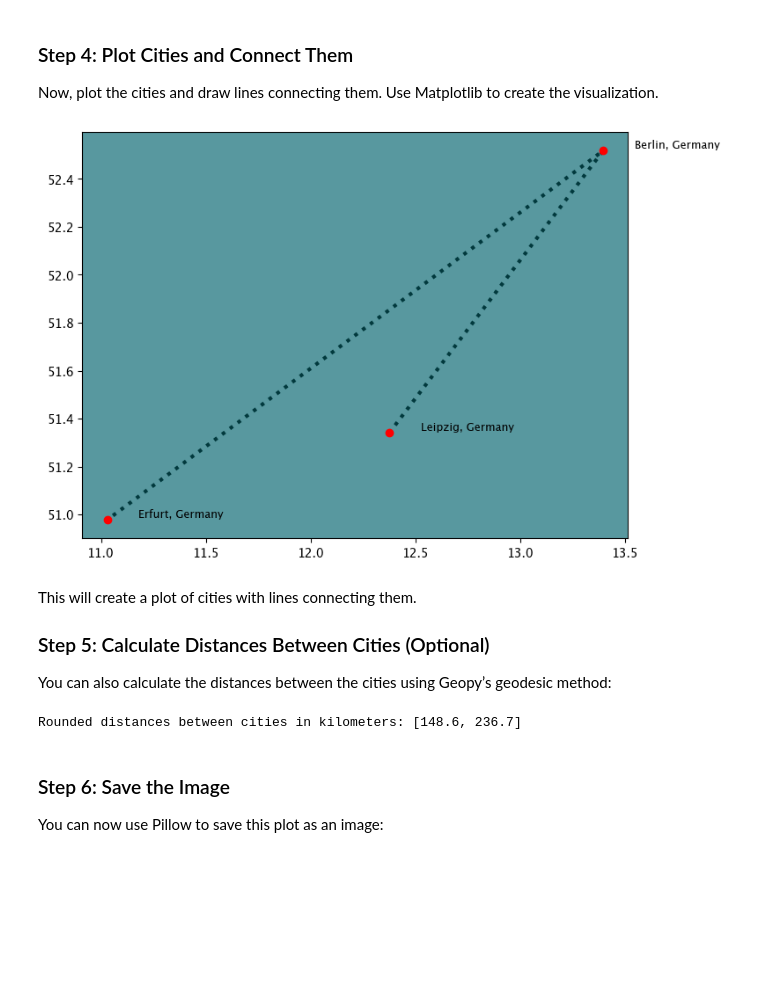
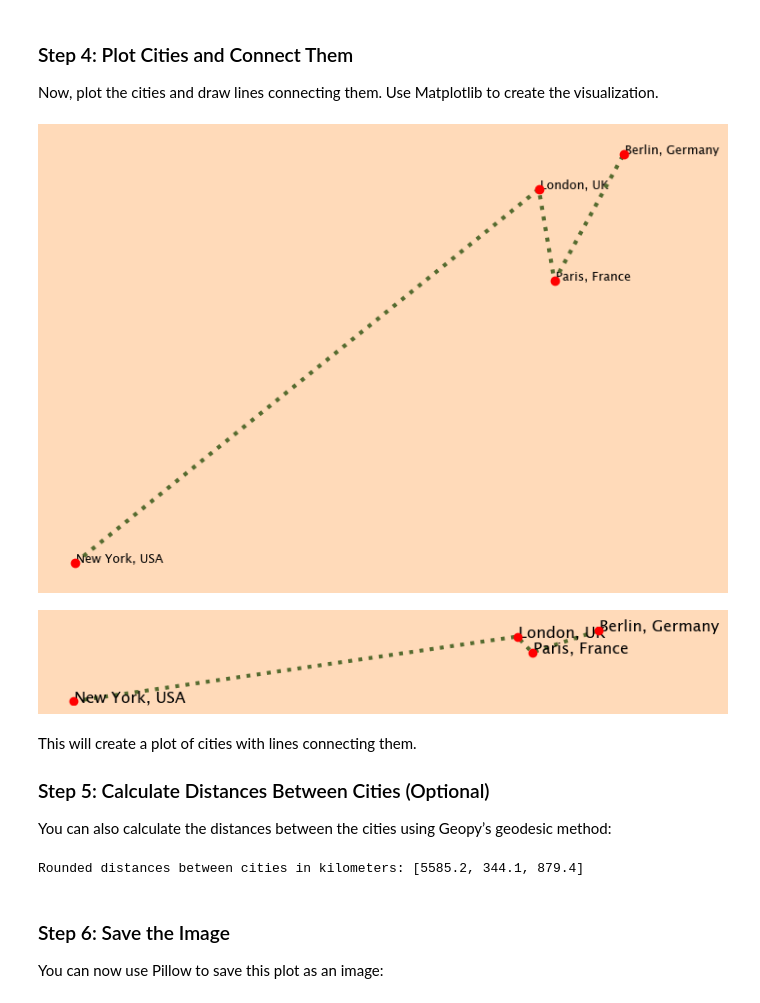
Before and after one commit to UlrikeDetective/maps, a Jupyter notebook: app/ConnectingLines/app01.ipynb, the cells around one changed output. Cells and saved outputs as stored; diff of their text form; code cells hidden in the pictures; blank space fills up the shorter version.

```diff
--- a/app/ConnectingLines/app01.ipynb
+++ b/app/ConnectingLines/app01.ipynb
@@ -17,9 +17,9 @@ def get_coordinates(city_name):
 ### Step 3: Prepare Cities and Coordinates
 Create a list of cities you want to connect, then fetch their coordinates:
 # %%
-# cities = ["New York, USA", "London, UK", "Paris, France", "Berlin, Germany"]
+cities = ["New York, USA", "London, UK", "Paris, France", "Berlin, Germany"]
 
-cities = ["Leipzig, Germany", "Berlin, Germany", "Erfurt, Germany"]
+# cities = ["Leipzig, Germany", "Berlin, Germany", "Erfurt, Germany"]
 
 coordinates = [get_coordinates(city) for city in cities]
 # %% [markdown]
@@ -57,8 +68,10 @@ def plot_cities(coordinates, cities):
     plt.show()
 # %%
 plot_cities(coordinates, cities)
+save_image(coordinates, cities, "cities.png")
 # %% [output]
-[figure, old version]
+[figure, new version]
+[figure, added]
 # %% [markdown]
 This will create a plot of cities with lines connecting them.
 
@@ -76,7 +89,7 @@ def calculate_distances(coordinates):
 distances = calculate_distances(coordinates)
 print("Rounded distances between cities in kilometers:", distances)
 # %% [output]
-Rounded distances between cities in kilometers: [148.6, 236.7]
+Rounded distances between cities in kilometers: [5585.2, 344.1, 879.4]
 # %% [markdown]
 ### Step 6: Save the Image
 You can now use Pillow to save this plot as an image:
```
Also changed, not shown: parts of 6 cells of this notebook, 3 other files.
